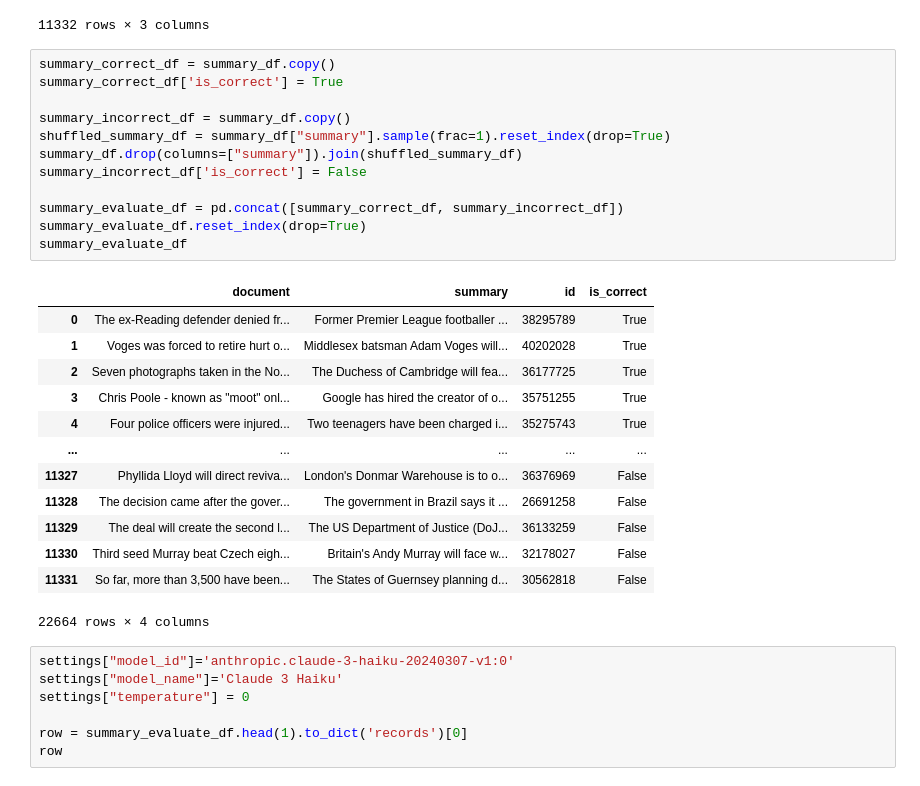
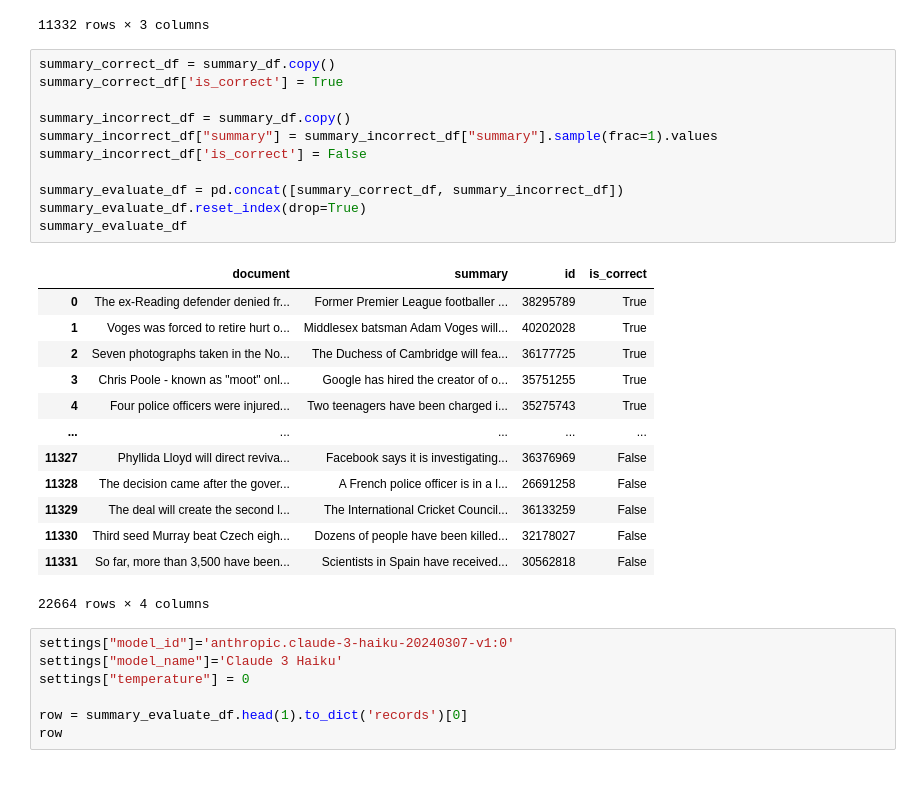
Before and after one commit to DEFRA/ai-spike-evaluation-metrics, a Jupyter notebook: summarisation-metrics.ipynb, the cells around one changed output. Saved outputs shown, nothing was run; the diff lists cells and outputs as text.

Commit message:
fixed summary-shuffle bug

```diff
--- a/summarisation-metrics.ipynb
+++ b/summarisation-metrics.ipynb
@@ -87,28 +87,27 @@ summary_df
 # %%
 summary_correct_df = summary_df.copy()
 summary_correct_df['is_correct'] = True
 
 summary_incorrect_df = summary_df.copy()
-shuffled_summary_df = summary_df["summary"].sample(frac=1).reset_index(drop=True)
-summary_df.drop(columns=["summary"]).join(shuffled_summary_df)
+summary_incorrect_df["summary"] = summary_incorrect_df["summary"].sample(frac=1).values
 summary_incorrect_df['is_correct'] = False
 
 summary_evaluate_df = pd.concat([summary_correct_df, summary_incorrect_df])
 summary_evaluate_df.reset_index(drop=True)
 summary_evaluate_df
 # %% [output]
 |  | document | summary | id | is_correct |
 | 0 | The ex-Reading defender denied fr... | Former Premier League footballer ... | 38295789 | True |
 | 1 | Voges was forced to retire hurt o... | Middlesex batsman Adam Voges will... | 40202028 | True |
 | 2 | Seven photographs taken in the No... | The Duchess of Cambridge will fea... | 36177725 | True |
 | 3 | Chris Poole - known as "moot" onl... | Google has hired the creator of o... | 35751255 | True |
 | 4 | Four police officers were injured... | Two teenagers have been charged i... | 35275743 | True |
 | ... | ... | ... | ... | ... |
-| 11327 | Phyllida Lloyd will direct reviva... | London's Donmar Warehouse is to o... | 36376969 | False |
-| 11328 | The decision came after the gover... | The government in Brazil says it ... | 26691258 | False |
-| 11329 | The deal will create the second l... | The US Department of Justice (DoJ... | 36133259 | False |
-| 11330 | Third seed Murray beat Czech eigh... | Britain's Andy Murray will face w... | 32178027 | False |
-| 11331 | So far, more than 3,500 have been... | The States of Guernsey planning d... | 30562818 | False |
+| 11327 | Phyllida Lloyd will direct reviva... | Facebook says it is investigating... | 36376969 | False |
+| 11328 | The decision came after the gover... | A French police officer is in a l... | 26691258 | False |
+| 11329 | The deal will create the second l... | The International Cricket Council... | 36133259 | False |
+| 11330 | Third seed Murray beat Czech eigh... | Dozens of people have been killed... | 32178027 | False |
+| 11331 | So far, more than 3,500 have been... | Scientists in Spain have received... | 30562818 | False |
 22664 rows × 4 columns
 # %%
 settings["model_id"]='anthropic.claude-3-haiku-20240307-v1:0'
```
Also changed, not shown: parts of 4 cells of this notebook, 2 other files.
